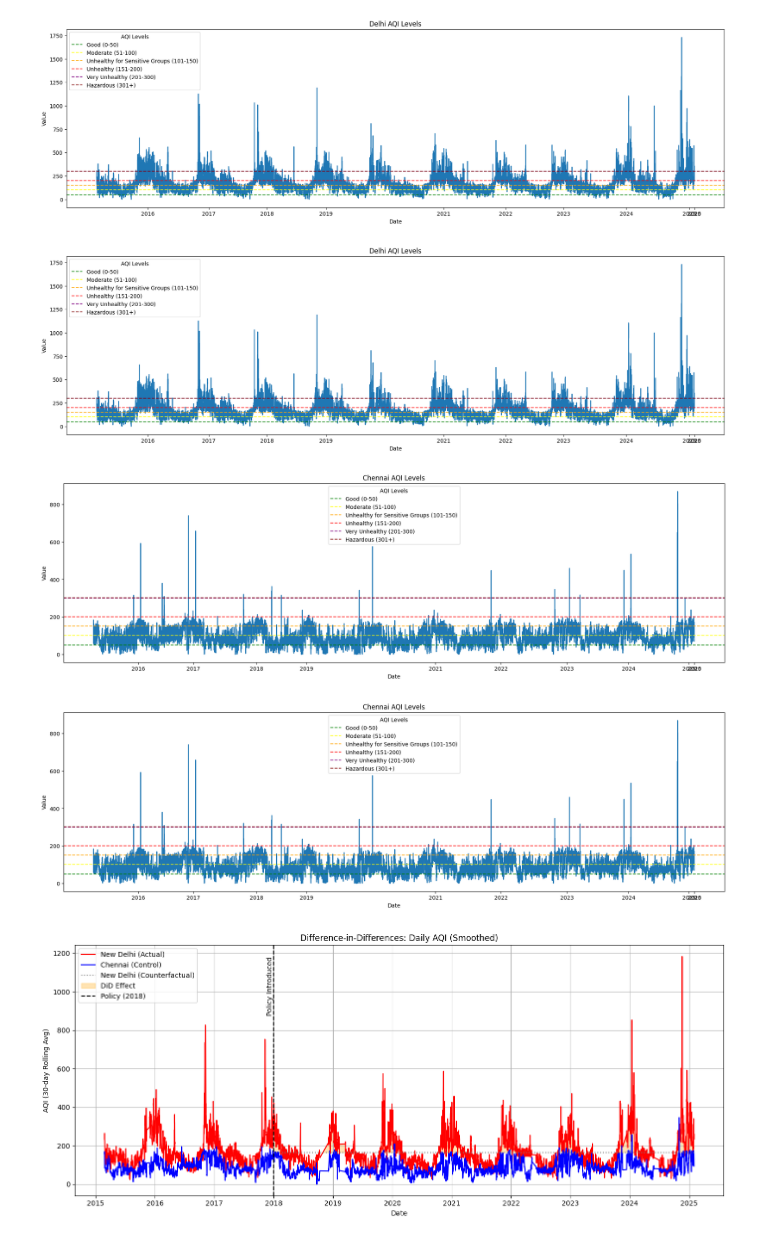
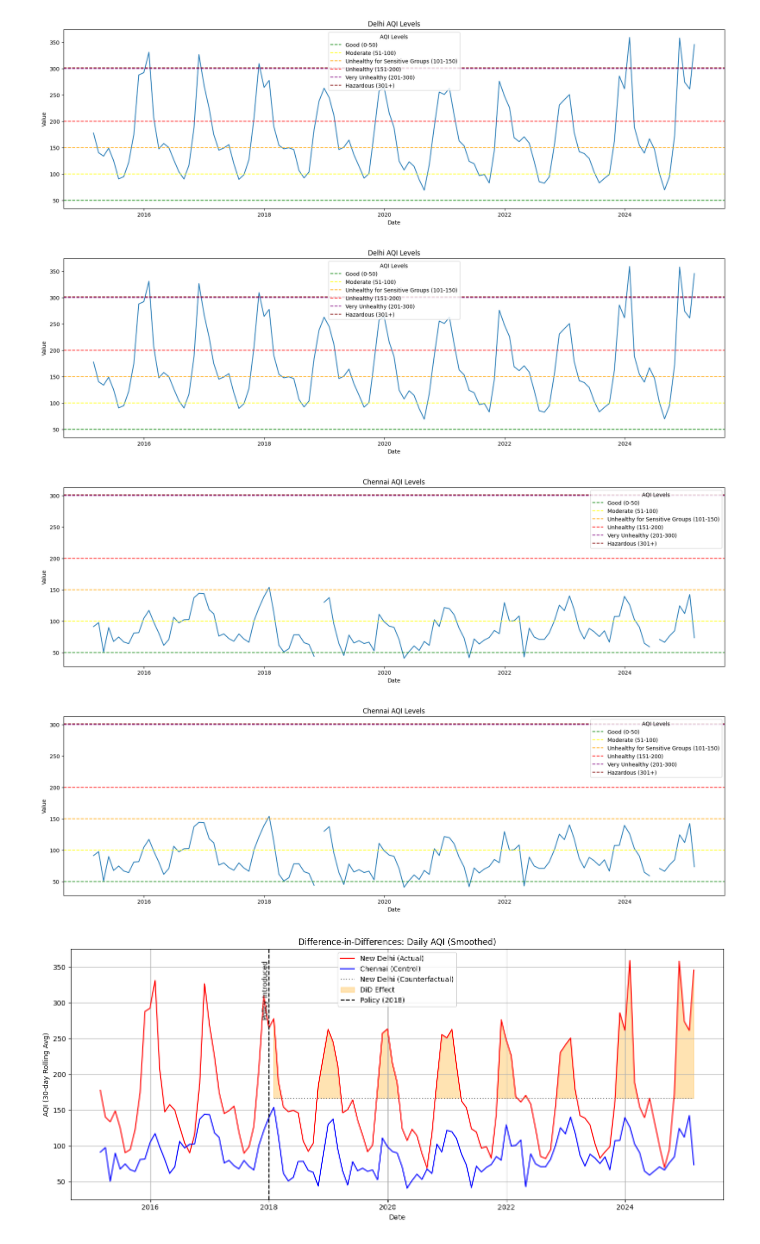
Before and after one commit to SaucyBoi21/PUBP-3042-Code, a Jupyter notebook: Final/models/DiD(delhi).ipynb, the cells around one changed output. Cells and saved outputs as stored; diff of their text form; code cells hidden in the pictures.

Commit message:
added figures

```diff
--- a/Final/models/DiD(delhi).ipynb
+++ b/Final/models/DiD(delhi).ipynb
@@ -12,4 +10,3 @@ np.float64(87.59441404038498)
 # %%
-delhi_df['date'] = pd.to_datetime(delhi_df['Date (LT)'])
-delhi_df.set_index('date', inplace=True)
-monthly_avg = delhi_df.resample('M').mean()
+monthly_delhi_df = build_monthly_df(delhi_df)
+monthly_chennai_df = build_monthly_df(chennai_df)
@@ -23,16 +18,16 @@ p value: 0.0
 # %%
-build_AQI_time_graph(delhi_df, "Delhi AQI Levels")
+build_AQI_time_graph(monthly_delhi_df, "timestamp", "AQI", "Delhi AQI Levels", "delhi_aqi.png")
 # %% [output]
-[figure, old version]
+[figure, new version]
-[figure, old version]
+[figure, new version]
 # %%
-build_AQI_time_graph(chennai_df, "Chennai AQI Levels")
+build_AQI_time_graph(monthly_chennai_df,"timestamp", "AQI", "Chennai AQI Levels", "chennai_aqi.png")
 # %% [output]
-[figure, old version]
+[figure, new version]
-[figure, old version]
+[figure, new version]
 # %%
-delhi_did_model = build_DiD_graph(delhi_df, chennai_df)
+delhi_did_model = build_DiD_graph(monthly_delhi_df, monthly_chennai_df, "timestamp", "delhi_did.png")
 delhi_did_model
 # %% [output]
-[figure, old version]
+[figure, new version]
 # %%
```
Also changed, not shown: parts of 5 cells of this notebook, 4 other files.
